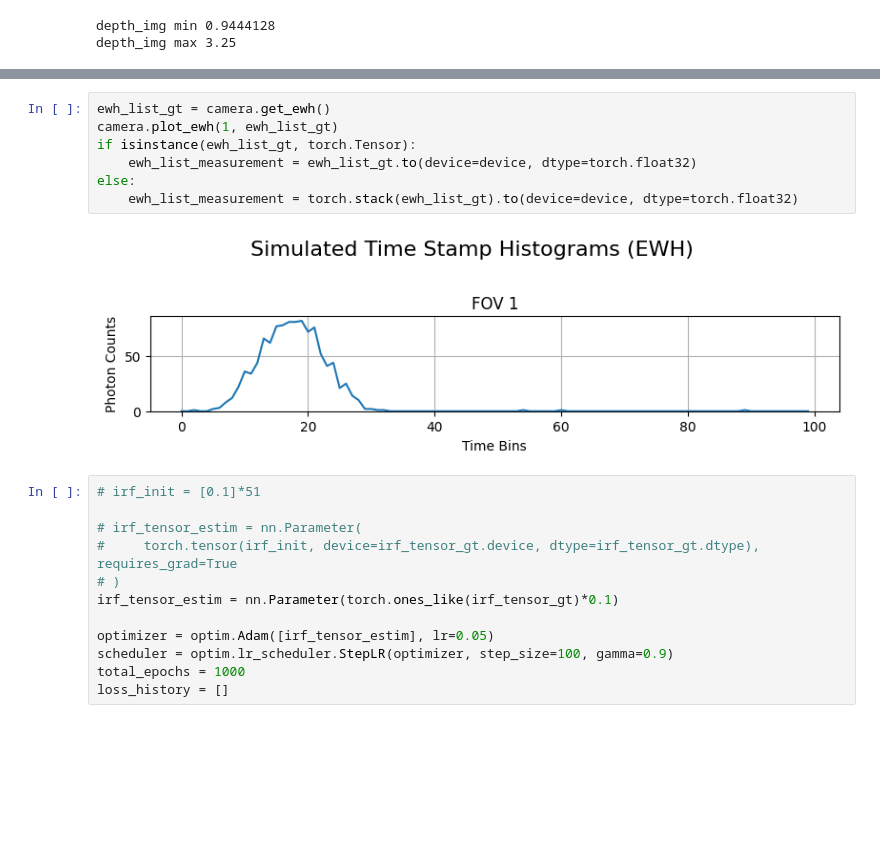
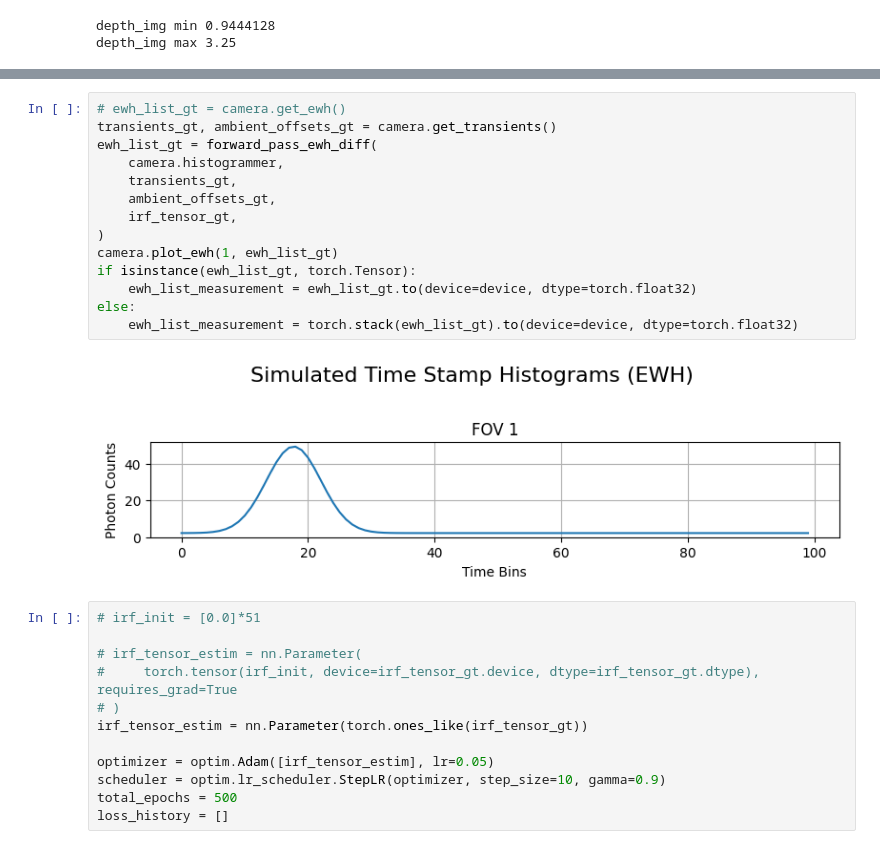
Before and after one commit to wision-lab/visionsim, a Jupyter notebook: visionsim/emulate/aspc/examples/backprop_copy.ipynb, the cells around one changed output, grey strips where cells are left out. Cells and saved outputs as stored; diff of their text form; blank space fills up the shorter version.

```diff
--- a/visionsim/emulate/aspc/examples/backprop_copy.ipynb
+++ b/visionsim/emulate/aspc/examples/backprop_copy.ipynb
@@ -80,23 +81,30 @@ camera.active_source.plot_kernel(bin_width)
 # %%
-ewh_list_gt = camera.get_ewh()
+# ewh_list_gt = camera.get_ewh()
+transients_gt, ambient_offsets_gt = camera.get_transients()
+ewh_list_gt = forward_pass_ewh_diff(
+    camera.histogrammer,
+    transients_gt,
+    ambient_offsets_gt,
+    irf_tensor_gt,
+)
 camera.plot_ewh(1, ewh_list_gt)
 if isinstance(ewh_list_gt, torch.Tensor):
     ewh_list_measurement = ewh_list_gt.to(device=device, dtype=torch.float32)
 else:
     ewh_list_measurement = torch.stack(ewh_list_gt).to(device=device, dtype=torch.float32)
 # %% [output]
-[figure, old version]
+[figure, new version]
 # %%
-# irf_init = [0.1]*51
+# irf_init = [0.0]*51
 
 # irf_tensor_estim = nn.Parameter(
 #     torch.tensor(irf_init, device=irf_tensor_gt.device, dtype=irf_tensor_gt.dtype), requires_grad=True
 # )
-irf_tensor_estim = nn.Parameter(torch.ones_like(irf_tensor_gt)*0.1)
+irf_tensor_estim = nn.Parameter(torch.ones_like(irf_tensor_gt))
 
 optimizer = optim.Adam([irf_tensor_estim], lr=0.05)
-scheduler = optim.lr_scheduler.StepLR(optimizer, step_size=100, gamma=0.9)
-total_epochs = 1000
+scheduler = optim.lr_scheduler.StepLR(optimizer, step_size=10, gamma=0.9)
+total_epochs = 500
 loss_history = []
 # %%
 for epoch in tqdm(range(total_epochs)):
```
Also changed, not shown: parts of 6 cells of this notebook, 4 other files.
